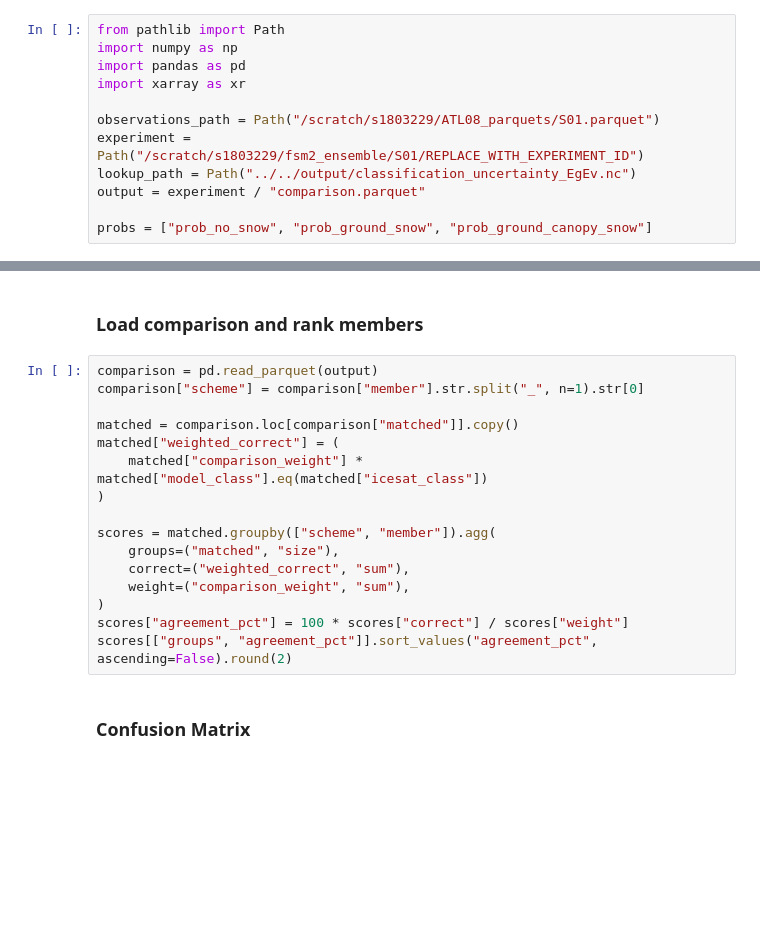
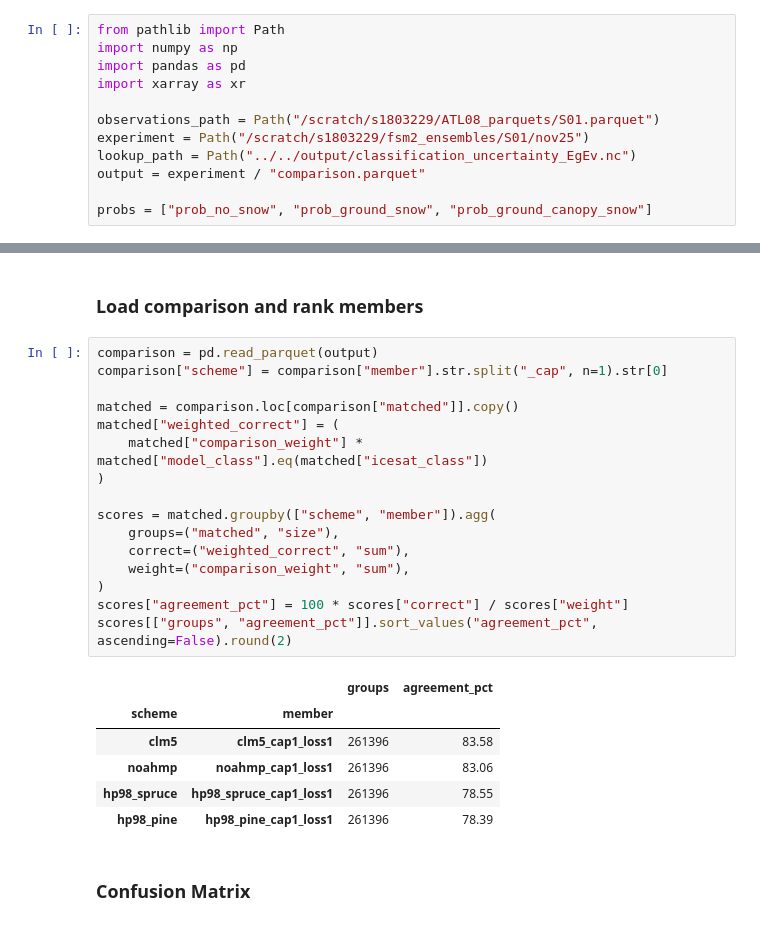
Before and after one commit to thomaslaraia/Snowstradamus_2, a Jupyter notebook: scripts/22-tl-FSM2/compare_icesat2.ipynb, the cells around one changed output, grey strips where cells are left out. Cells and saved outputs as stored; diff of their text form; blank space fills up the shorter version.

```diff
--- a/scripts/22-tl-FSM2/compare_icesat2.ipynb
+++ b/scripts/22-tl-FSM2/compare_icesat2.ipynb
@@ -7,7 +7,7 @@ import pandas as pd
 import xarray as xr
 
 observations_path = Path("/scratch/s1803229/ATL08_parquets/S01.parquet")
-experiment = Path("/scratch/s1803229/fsm2_ensemble/S01/REPLACE_WITH_EXPERIMENT_ID")
+experiment = Path("/scratch/s1803229/fsm2_ensembles/S01/nov25")
 lookup_path = Path("../../output/classification_uncertainty_EgEv.nc")
 output = experiment / "comparison.parquet"
 
@@ -151,20 +328,27 @@ with TemporaryDirectory(dir=experiment) as tmp:
 ### Load comparison and rank members
 # %%
 comparison = pd.read_parquet(output)
-comparison["scheme"] = comparison["member"].str.split("_", n=1).str[0]
+comparison["scheme"] = comparison["member"].str.split("_cap", n=1).str[0]
 
 matched = comparison.loc[comparison["matched"]].copy()
 matched["weighted_correct"] = (
     matched["comparison_weight"] * matched["model_class"].eq(matched["icesat_class"])
 )
 
 scores = matched.groupby(["scheme", "member"]).agg(
     groups=("matched", "size"),
     correct=("weighted_correct", "sum"),
     weight=("comparison_weight", "sum"),
 )
 scores["agreement_pct"] = 100 * scores["correct"] / scores["weight"]
 scores[["groups", "agreement_pct"]].sort_values("agreement_pct", ascending=False).round(2)
+# %% [output]
+|  |  | groups | agreement_pct |
+| scheme | member |  |  |
+| clm5 | clm5_cap1_loss1 | 261396 | 83.58 |
+| noahmp | noahmp_cap1_loss1 | 261396 | 83.06 |
+| hp98_spruce | hp98_spruce_cap1_loss1 | 261396 | 78.55 |
+| hp98_pine | hp98_pine_cap1_loss1 | 261396 | 78.39 |
 # %% [markdown]
 ### Confusion Matrix
 # %%
```
Also changed, not shown: parts of 8 cells of this notebook, 17 other files.
